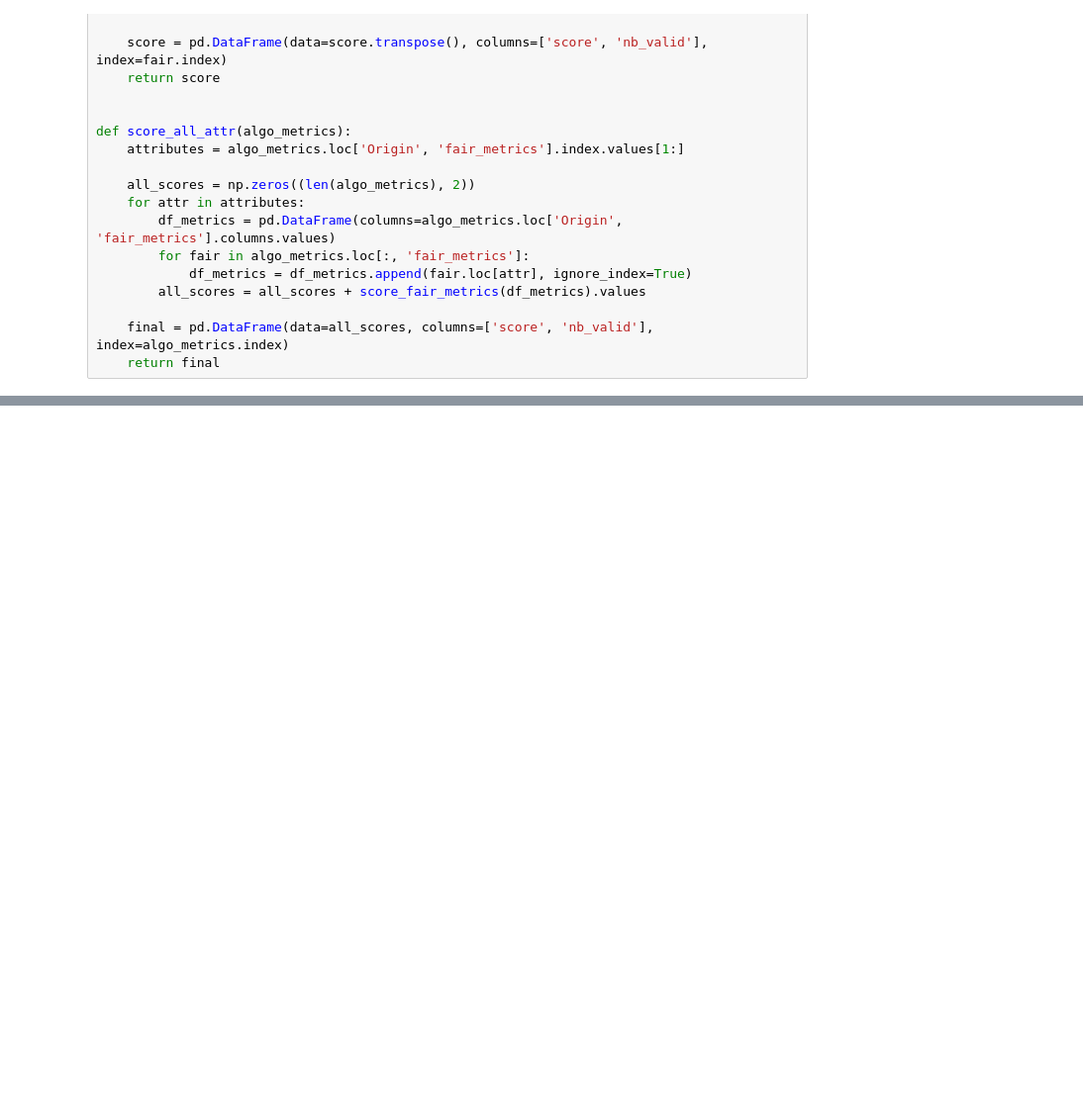
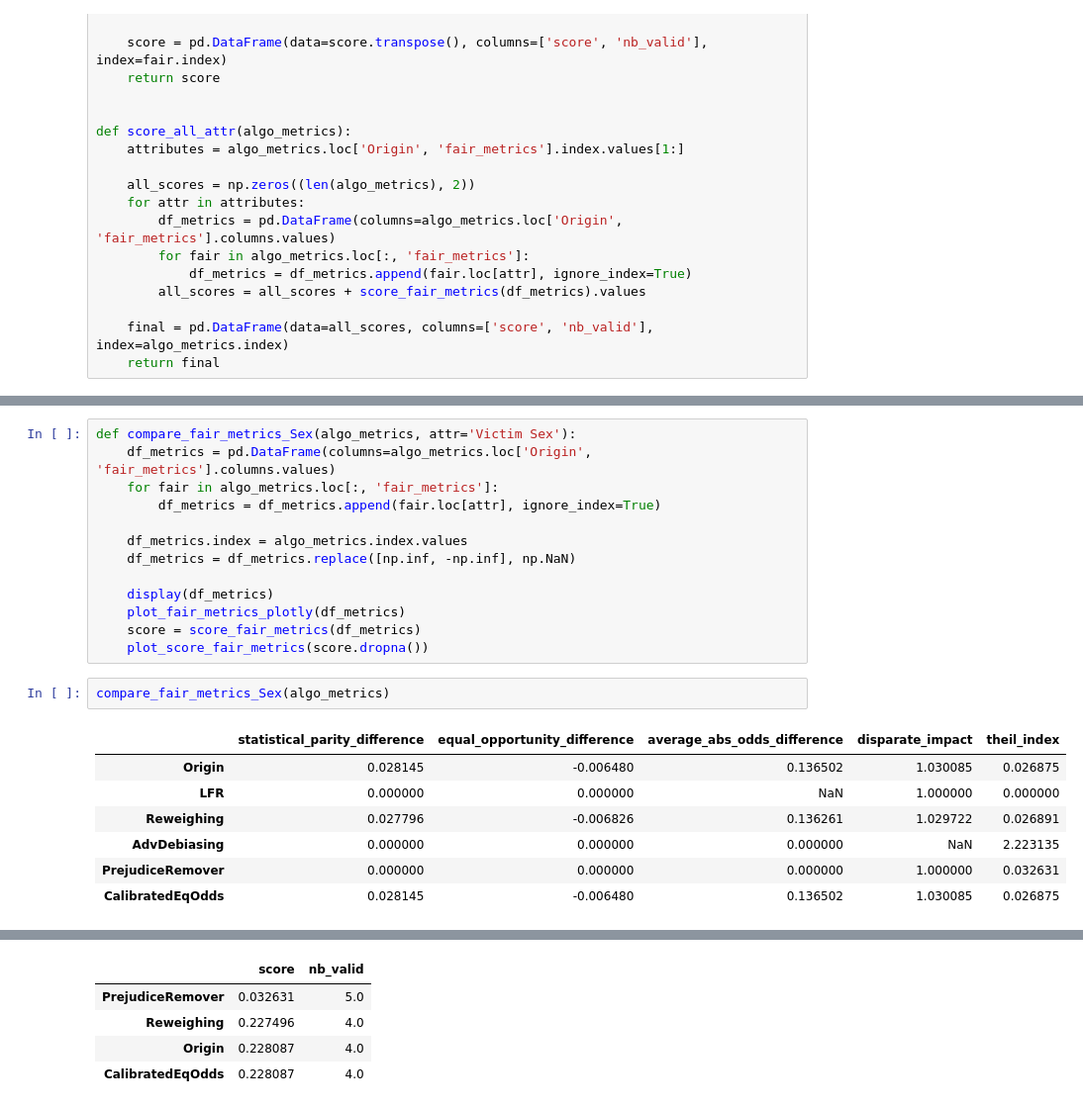
Before and after one commit to ehsanap7/machineLearning, a Jupyter notebook: AI_Fairness.ipynb, the cells around one changed output, grey strips where cells are left out. Shown at 99% size. Cells and saved outputs as stored; diff of their text form; blank space fills up the shorter version.

```diff
--- a/AI_Fairness.ipynb
+++ b/AI_Fairness.ipynb
@@ -934,3 +946,26 @@ compare_fair_metrics(algo_metrics)
 | Origin | 0.071599 | 5.0 |
 | CalibratedEqOdds | 0.071599 | 5.0 |
 [interactive output not drawn]
+# %%
+def compare_fair_metrics_Sex(algo_metrics, attr='Victim Sex'):
+    df_metrics = pd.DataFrame(columns=algo_metrics.loc['Origin', 'fair_metrics'].columns.values)
+    for fair in algo_metrics.loc[:, 'fair_metrics']:
+        df_metrics = df_metrics.append(fair.loc[attr], ignore_index=True)
+
+    df_metrics.index = algo_metrics.index.values
+    df_metrics = df_metrics.replace([np.inf, -np.inf], np.NaN)
+
+    display(df_metrics)
+    plot_fair_metrics_plotly(df_metrics)
+    score = score_fair_metrics(df_metrics)
+    plot_score_fair_metrics(score.dropna())
+# %%
+compare_fair_metrics_Sex(algo_metrics)
+# %% [output]
+|  | statistical_parity_difference | equal_opportunity_difference | average_abs_odds_difference | disparate_impact | theil_index |
+| Origin | 0.028145 | -0.006480 | 0.136502 | 1.030085 | 0.026875 |
+| LFR | 0.000000 | 0.000000 | NaN | 1.000000 | 0.000000 |
+| Reweighing | 0.027796 | -0.006826 | 0.136261 | 1.029722 | 0.026891 |
+| AdvDebiasing | 0.000000 | 0.000000 | 0.000000 | NaN | 2.223135 |
+| PrejudiceRemover | 0.000000 | 0.000000 | 0.000000 | 1.000000 | 0.032631 |
+| CalibratedEqOdds | 0.028145 | -0.006480 | 0.136502 | 1.030085 | 0.026875 |
@@ -936,0 +977,5 @@ compare_fair_metrics(algo_metrics)
+|  | score | nb_valid |
+| PrejudiceRemover | 0.032631 | 5.0 |
+| Reweighing | 0.227496 | 4.0 |
+| Origin | 0.228087 | 4.0 |
+| CalibratedEqOdds | 0.228087 | 4.0 |
```
Also changed, not shown: parts of 15 cells of this notebook.
